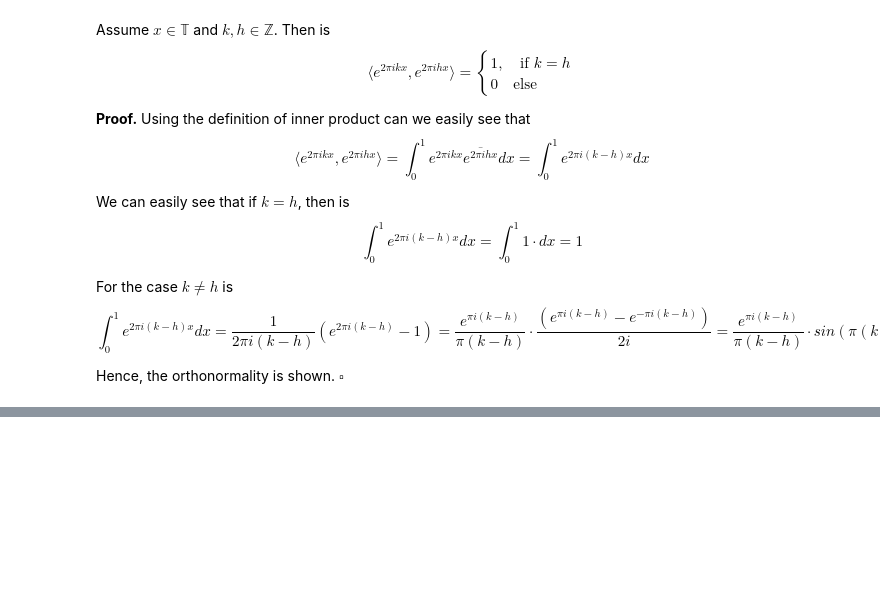
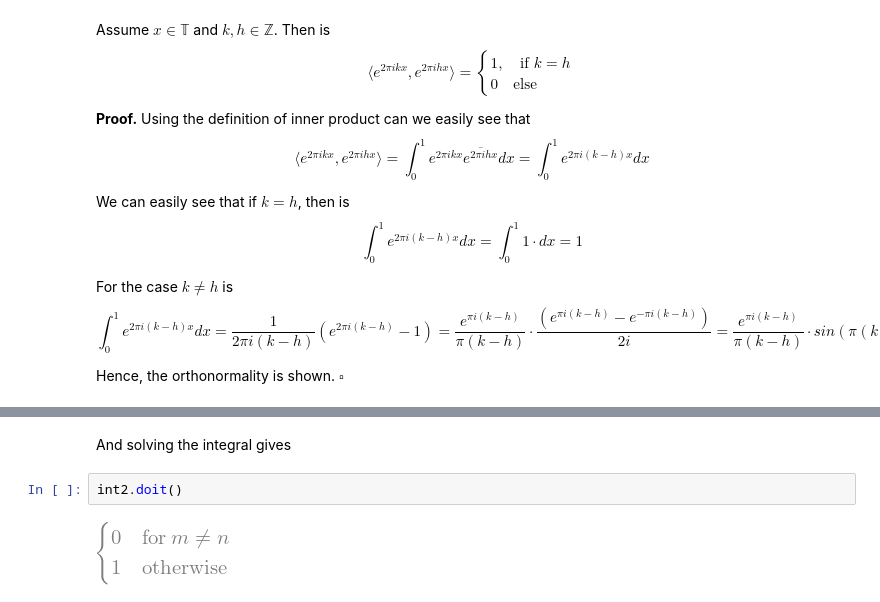
Before and after one commit to geirav/discrete-fourier-transform-project, a Jupyter notebook: Task1.ipynb, the cells around one changed output, grey strips where cells are left out. Drawn from its saved outputs; the diff is of its cells as text; blank space fills up the shorter version.

```diff
--- a/Task1.ipynb
+++ b/Task1.ipynb
@@ -50,0 +109,6 @@ $$
+# %% [markdown]
+And solving the integral gives
+# %%
+int2.doit()
+# %% [output]
+[figure, added]
```
Also changed, not shown: parts of 25 cells of this notebook.
